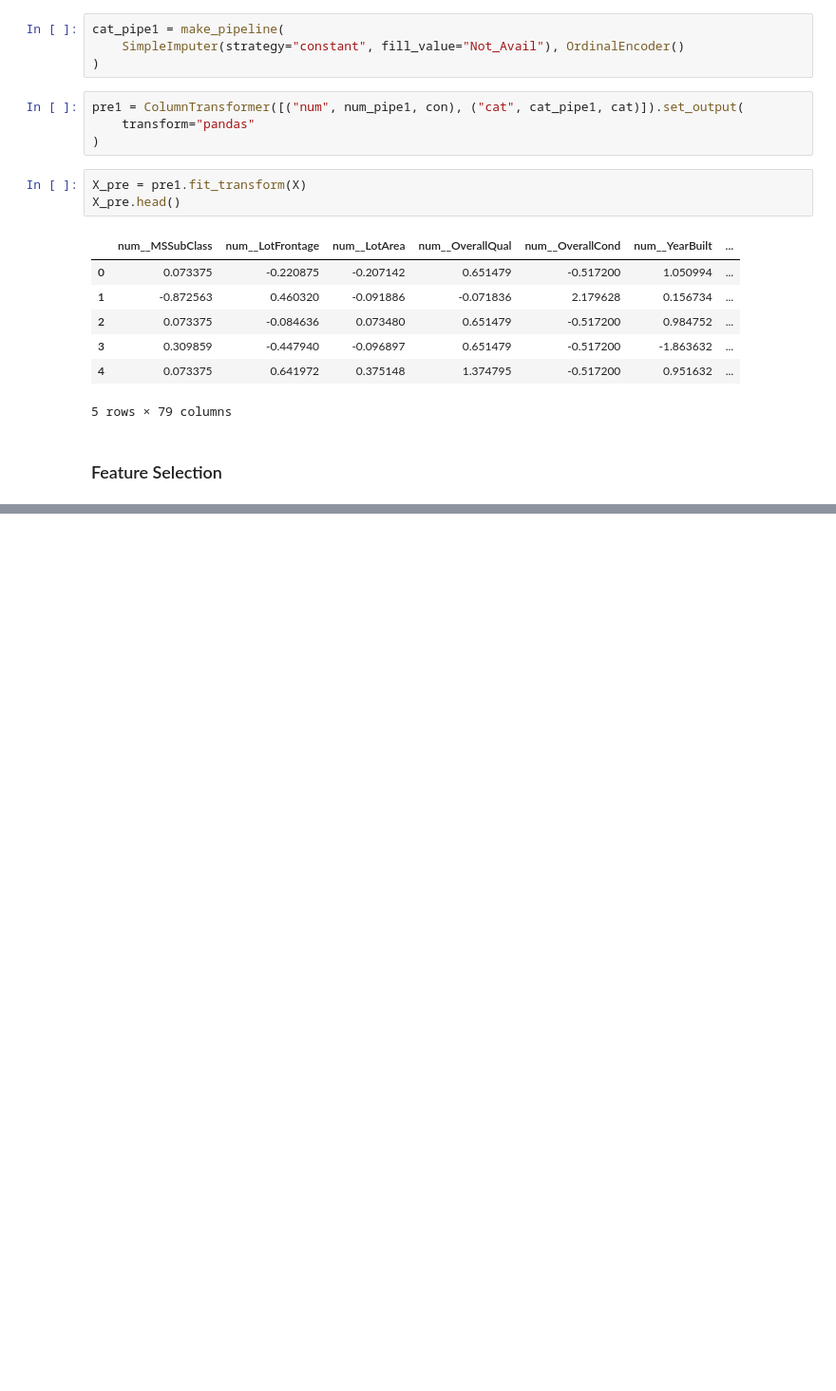
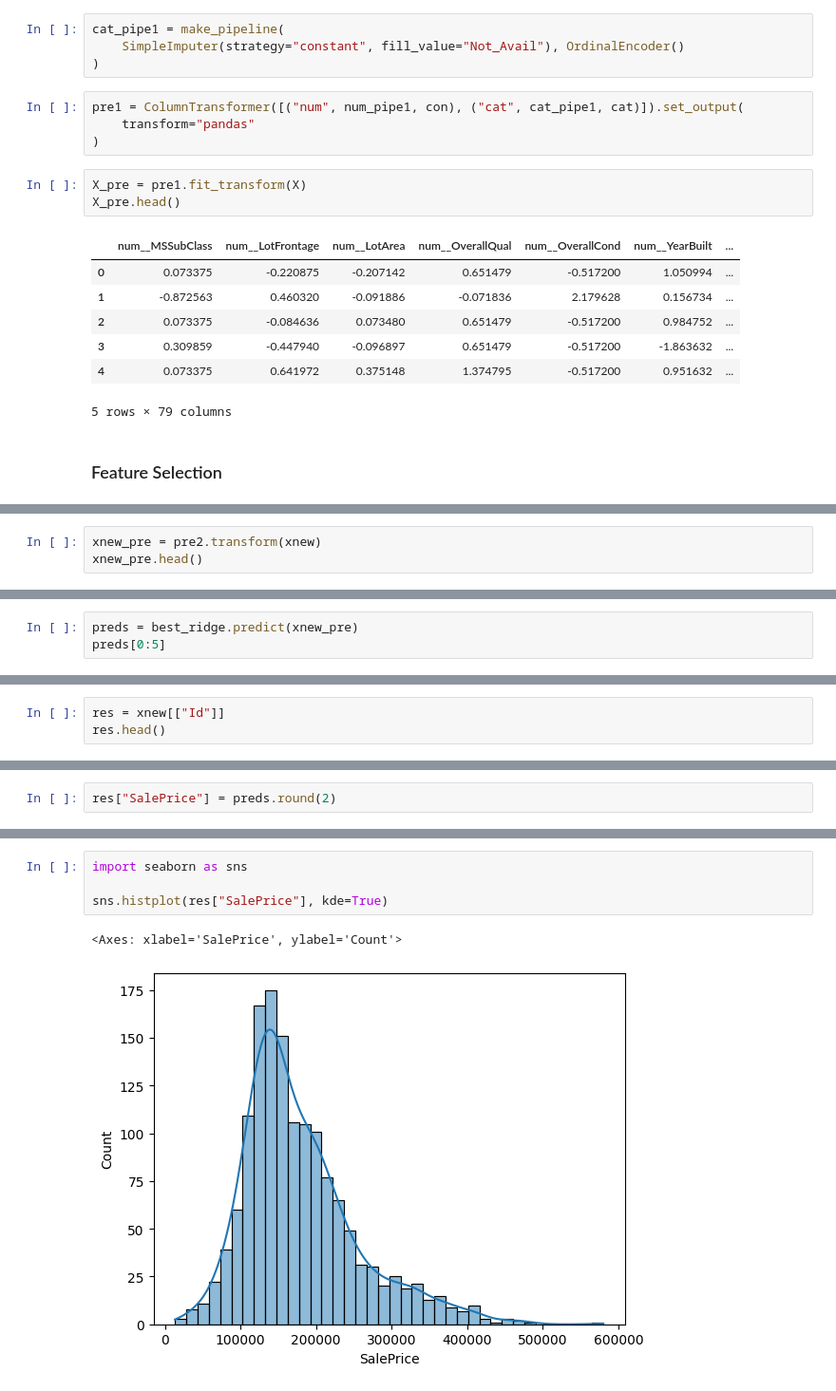
Before and after one commit to sneha87107/machine_learning, a Jupyter notebook: 07 Regression Project/Project.ipynb, the cells around one changed output, grey strips where cells are left out. Shown at 95% size. Saved outputs shown, nothing was run; the diff lists cells and outputs as text; blank space fills up the shorter version.

Commit message:
House Price Regression Project  Completed

```diff
--- a/07 Regression Project/Project.ipynb
+++ b/07 Regression Project/Project.ipynb
@@ -189,0 +587,3 @@ NameError: name 'X_pre' is not defined
+# %%
+xnew_pre = pre2.transform(xnew)
+xnew_pre.head()
@@ -189,0 +602,3 @@ NameError: name 'X_pre' is not defined
+# %%
+preds = best_ridge.predict(xnew_pre)
+preds[0:5]
@@ -189,0 +608,3 @@ NameError: name 'X_pre' is not defined
+# %%
+res = xnew[["Id"]]
+res.head()
@@ -189,0 +618,2 @@ NameError: name 'X_pre' is not defined
+# %%
+res["SalePrice"] = preds.round(2)
@@ -189,0 +636,7 @@ NameError: name 'X_pre' is not defined
+# %%
+import seaborn as sns
+
+sns.histplot(res["SalePrice"], kde=True)
+# %% [output]
+<Axes: xlabel='SalePrice', ylabel='Count'>
+[figure, added]
```
Also changed, not shown: parts of 75 cells of this notebook, 3 other files.
